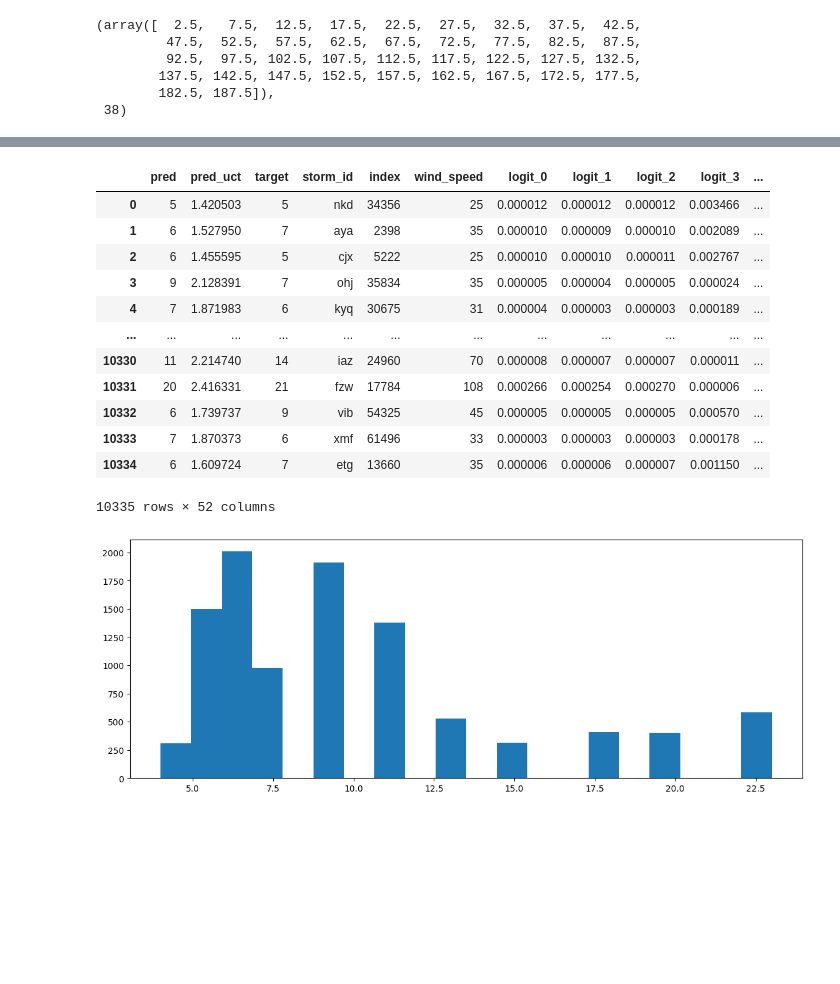
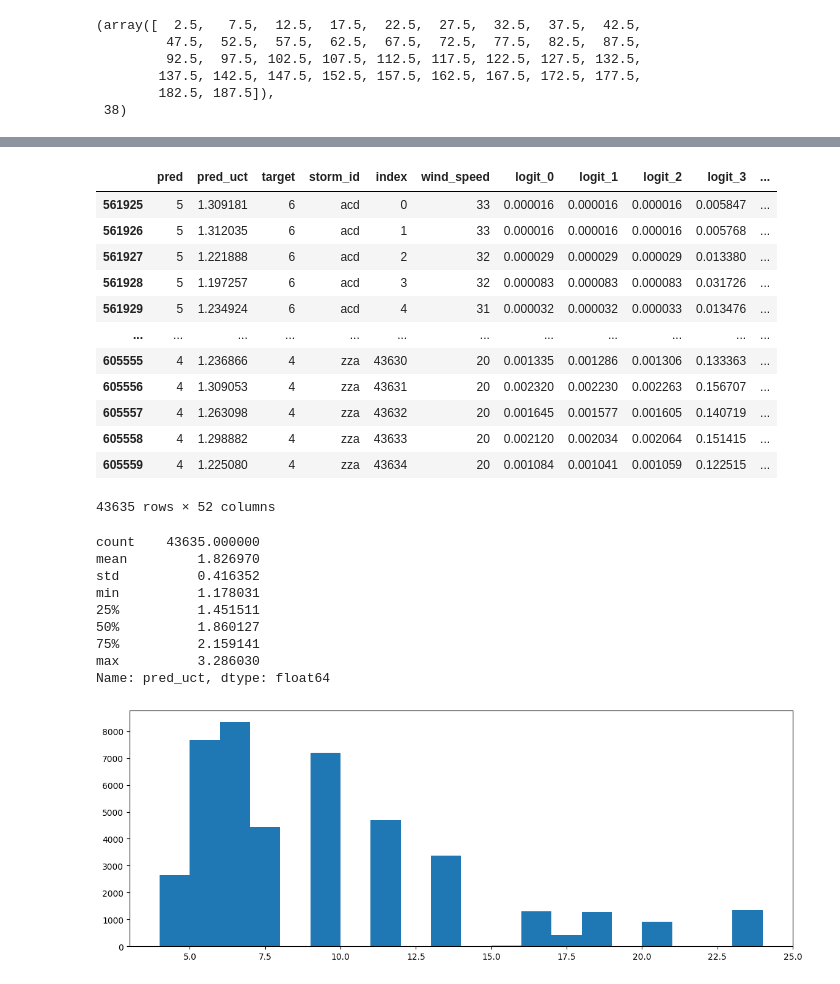
Before and after one commit to nilsleh/tropical_cyclone_uq, a Jupyter notebook: src/class_results_analysis.ipynb, the cells around one changed output, grey strips where cells are left out. Cells and saved outputs as stored; diff of their text form; code cells hidden in the pictures; blank space fills up the shorter version.

```diff
--- a/src/class_results_analysis.ipynb
+++ b/src/class_results_analysis.ipynb
@@ -72,8 +73,9 @@ VAR_TO_PLOT_LABEL = {
 # %%
 # specify directories to include in analysis
 directories = [
-    "/p/project/hai_uqmethodbox/experiment_output/test_class",
-
+    "/p/project/hai_uqmethodbox/experiment_output/keep_class_min_speed_0",
+    # "/p/project/hai_uqmethodbox/experiment_output/test_class",
+    # "/p/project/hai_uqmethodbox/experiment_output/min_wind_speed_0_new",
 ]
 paths = [
     file
@@ -179,10 +181,11 @@ def compute_overview_df(paths):
         date = datetime.strptime(date_str, "%m-%d-%Y")
         # exp_dict["date"] = datetime.strptime(date_string, datetime_format)
         exp_dict["pred_path"] = path
-        exp_dict["conf_path"] = re.sub(r'preds_.*\.csv', 'config.yaml', path)
+        exp_dict["conf_path"] = re.sub(r"preds_.*\.csv", "config.yaml", path)
         exp_dict["metric_path"] = os.path.join(
             os.path.dirname(path), "csv_logs", "version_0", "metrics.csv"
         )
+        conf = OmegaConf.load(exp_dict["conf_path"])
         overview_df = pd.concat([overview_df, pd.DataFrame(exp_dict, index=[idx])])
 
     return overview_df
@@ -404,27 +904,38 @@ plt.show()
 # %%
 with pd.option_context("display.max_colwidth", None):
-    df = all_test_pred_df[(all_test_pred_df["uqmethod"] == "DKLClassification") & (all_test_pred_df["split"] == "preds_val")]
-    display(
-        df
-    )
+    df = all_test_pred_df[
+        (all_test_pred_df["uqmethod"] == "DKLClassification")
+        & (all_test_pred_df["split"] == "preds_test")
+    ]
+    display(df)
     fig, ax = plt.subplots(1)
     ax.hist(df["pred"], bins=20, label="target")
+    print(df["pred_uct"].describe())
     plt.show()
 # %% [output]
 |  | pred | pred_uct | target | storm_id | index | wind_speed | logit_0 | logit_1 | logit_2 | logit_3 | ... |
-| 0 | 5 | 1.420503 | 5 | nkd | 34356 | 25 | 0.000012 | 0.000012 | 0.000012 | 0.003466 | ... |
-| 1 | 6 | 1.527950 | 7 | aya | 2398 | 35 | 0.000010 | 0.000009 | 0.000010 | 0.002089 | ... |
-| 2 | 6 | 1.455595 | 5 | cjx | 5222 | 25 | 0.000010 | 0.000010 | 0.000011 | 0.002767 | ... |
-| 3 | 9 | 2.128391 | 7 | ohj | 35834 | 35 | 0.000005 | 0.000004 | 0.000005 | 0.000024 | ... |
-| 4 | 7 | 1.871983 | 6 | kyq | 30675 | 31 | 0.000004 | 0.000003 | 0.000003 | 0.000189 | ... |
+| 561925 | 5 | 1.309181 | 6 | acd | 0 | 33 | 0.000016 | 0.000016 | 0.000016 | 0.005847 | ... |
+| 561926 | 5 | 1.312035 | 6 | acd | 1 | 33 | 0.000016 | 0.000016 | 0.000016 | 0.005768 | ... |
+| 561927 | 5 | 1.221888 | 6 | acd | 2 | 32 | 0.000029 | 0.000029 | 0.000029 | 0.013380 | ... |
+| 561928 | 5 | 1.197257 | 6 | acd | 3 | 32 | 0.000083 | 0.000083 | 0.000083 | 0.031726 | ... |
+| 561929 | 5 | 1.234924 | 6 | acd | 4 | 31 | 0.000032 | 0.000032 | 0.000033 | 0.013476 | ... |
 | ... | ... | ... | ... | ... | ... | ... | ... | ... | ... | ... | ... |
-| 10330 | 11 | 2.214740 | 14 | iaz | 24960 | 70 | 0.000008 | 0.000007 | 0.000007 | 0.000011 | ... |
-| 10331 | 20 | 2.416331 | 21 | fzw | 17784 | 108 | 0.000266 | 0.000254 | 0.000270 | 0.000006 | ... |
-| 10332 | 6 | 1.739737 | 9 | vib | 54325 | 45 | 0.000005 | 0.000005 | 0.000005 | 0.000570 | ... |
-| 10333 | 7 | 1.870373 | 6 | xmf | 61496 | 33 | 0.000003 | 0.000003 | 0.000003 | 0.000178 | ... |
-| 10334 | 6 | 1.609724 | 7 | etg | 13660 | 35 | 0.000006 | 0.000006 | 0.000007 | 0.001150 | ... |
+| 605555 | 4 | 1.236866 | 4 | zza | 43630 | 20 | 0.001335 | 0.001286 | 0.001306 | 0.133363 | ... |
+| 605556 | 4 | 1.309053 | 4 | zza | 43631 | 20 | 0.002320 | 0.002230 | 0.002263 | 0.156707 | ... |
+| 605557 | 4 | 1.263098 | 4 | zza | 43632 | 20 | 0.001645 | 0.001577 | 0.001605 | 0.140719 | ... |
+| 605558 | 4 | 1.298882 | 4 | zza | 43633 | 20 | 0.002120 | 0.002034 | 0.002064 | 0.151415 | ... |
+| 605559 | 4 | 1.225080 | 4 | zza | 43634 | 20 | 0.001084 | 0.001041 | 0.001059 | 0.122515 | ... |
-10335 rows × 52 columns
+43635 rows × 52 columns
+count    43635.000000
+mean         1.826970
+std          0.416352
+min          1.178031
+25%          1.451511
+50%          1.860127
+75%          2.159141
+max          3.286030
+Name: pred_uct, dtype: float64
-[figure, old version]
+[figure, new version]
 # %%
 def compute_metrics(df, pred_col: str):
     df["mse"] = (df[pred_col] - df["wind_speed"]) ** 2
```
Also changed, not shown: parts of 20 cells of this notebook.
